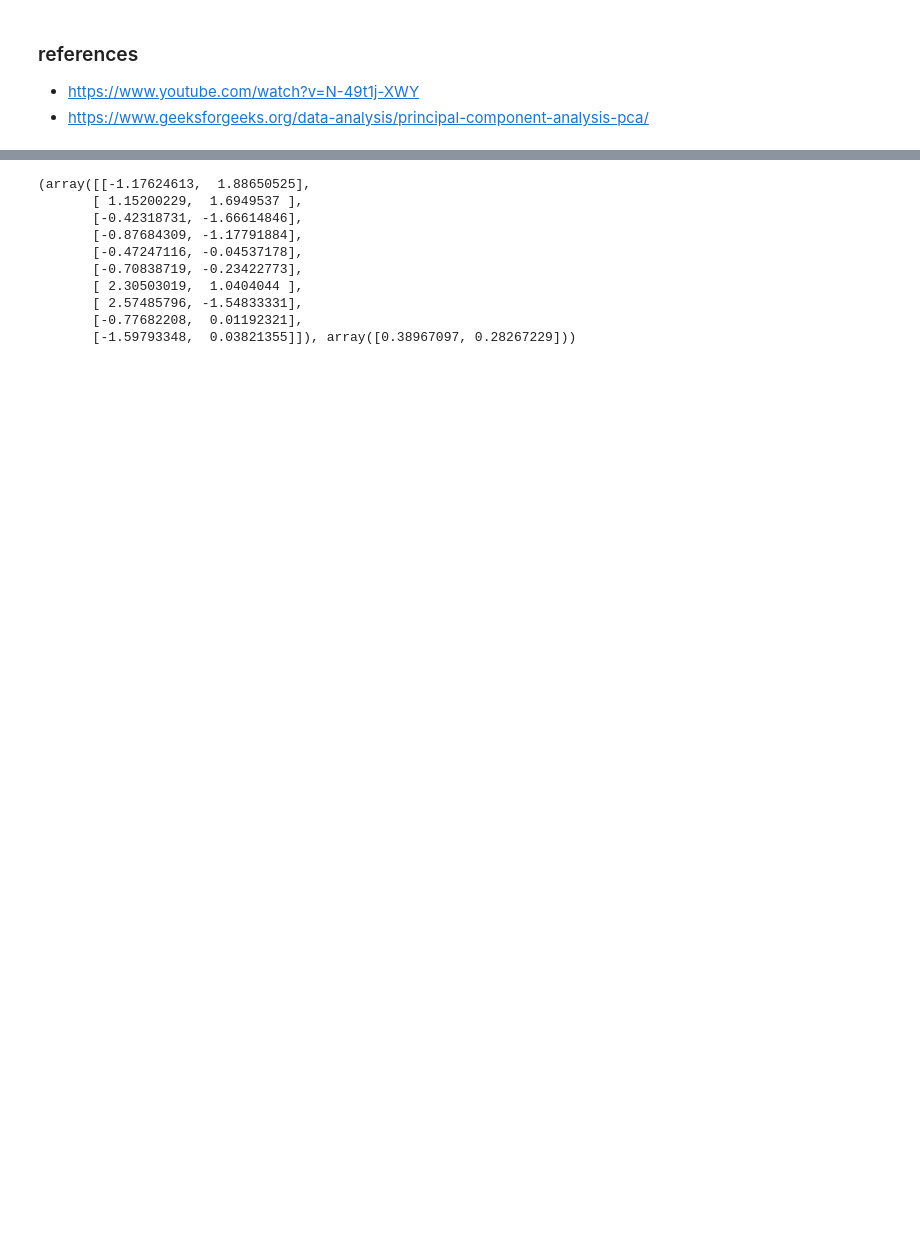
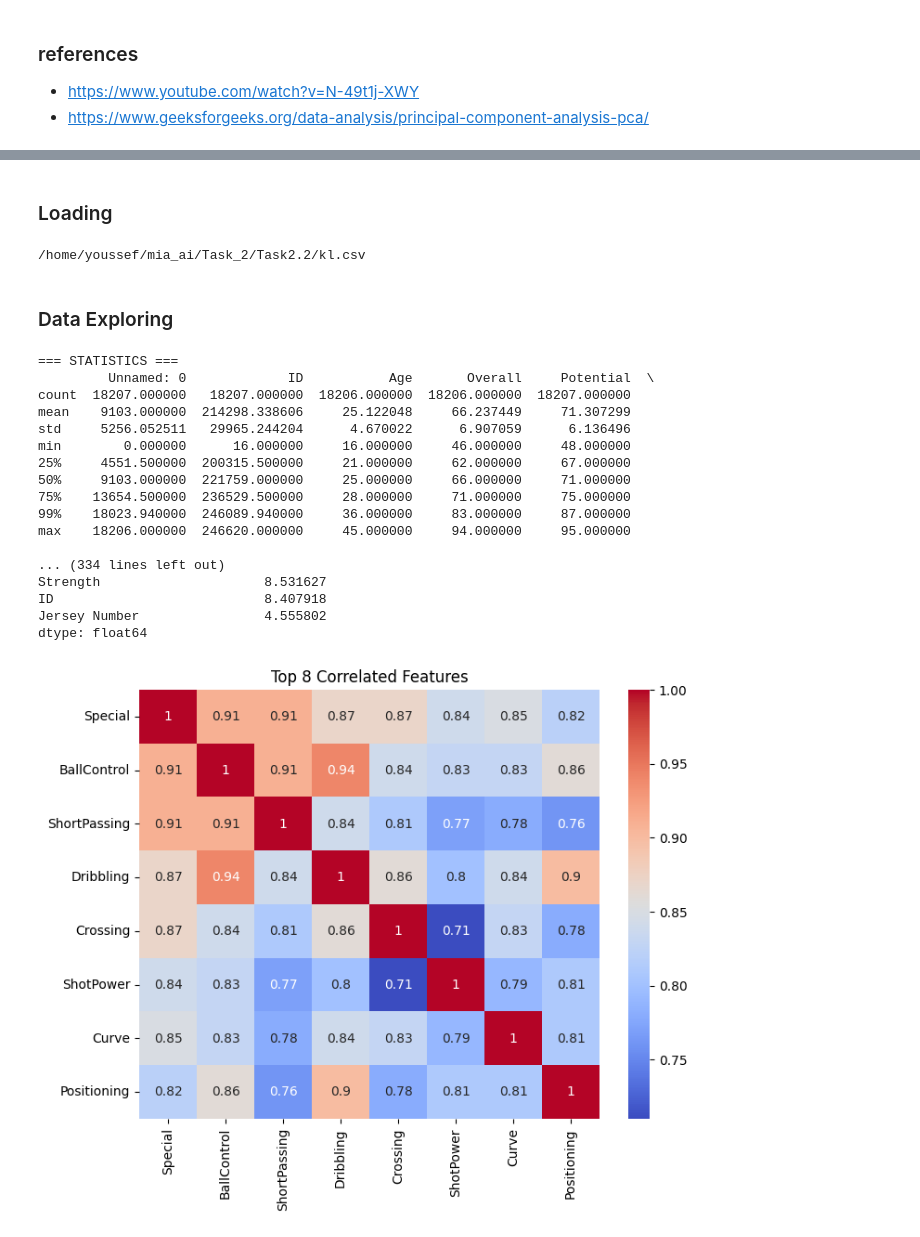
Before and after one commit to Yousef40658/MIA_Ai, a Jupyter notebook: Task_2/Task2.2/script.ipynb, the cells around one changed output, grey strips where cells are left out. Drawn from its saved outputs; the diff is of its cells as text; code cells hidden in the pictures; blank space fills up the shorter version.

Commit message:
data numerical al and cleaned

```diff
--- a/Task_2/Task2.2/script.ipynb
+++ b/Task_2/Task2.2/script.ipynb
@@ -39,17 +45,48 @@ class PCA() :
             explained_variance_ratio = self.eigen_values[:self.k] / total_variance
 
             return X_projected, explained_variance_ratio
-# %%
-pca = PCA(X=X)
-print (pca.get_PCA())
-# %% [output]
-(array([[-1.17624613,  1.88650525],
-       [ 1.15200229,  1.6949537 ],
-       [-0.42318731, -1.66614846],
-       [-0.87684309, -1.17791884],
-       [-0.47247116, -0.04537178],
-       [-0.70838719, -0.23422773],
-       [ 2.30503019,  1.0404044 ],
-       [ 2.57485796, -1.54833331],
-       [-0.77682208,  0.01192321],
-       [-1.59793348,  0.03821355]]), array([0.38967097, 0.28267229]))
+# %% [markdown]
+### Loading
+# %%
+script_dir = os.getcwd()
+csv_path = os.path.join(script_dir , "kl.csv")
+print(csv_path)
+
+decoded_df = pd.read_csv(csv_path , encoding="cp1252")
+# %% [output]
+/home/youssef/mia_ai/Task_2/Task2.2/kl.csv
+# %% [markdown]
+### Data Exploring
+# %%
+data_explorer = DataExplorer(csv_path)
+data_explorer.values_inspection()       #think i'll modify the class in the feature to exclude things like ID,unnamed,jersy number o.o
+data_explorer.basic_structure()         #88 feature that's very high dimension relative to only 18207 sample
+data_explorer.check_for_skewness()      #
+data_explorer.check_outliers()
+data_explorer.get_duplicates()
+data_explorer.get_correlations()        #some are very highly correlated , making them suitable for PCA
+#i guess nationally can be important,since for example brazilians seems to be "talented", will look for a way to turn them into numerics for PCA , currently i'm thinking of a simple directory
+#salary values should be stripped of € and turned into numerical while replacing k with 10^^3,..etc
+#preferred foot can be mapped to [0,1]
+# according to google Work Rate in FIFA is a two-part rating showing how actively a player moves without the ball
+# i guess that's kinda important for defender so i'll map it too
+# others are already numerical so i'll keep them , i'll let the AI decide about those weird letters ones, but i'll keep as many as possible because i wanna see how PCA will determine most important factors
+# %% [output]
+=== STATISTICS ===
+         Unnamed: 0             ID           Age       Overall     Potential  \
+count  18207.000000   18207.000000  18206.000000  18206.000000  18207.000000
+mean    9103.000000  214298.338606     25.122048     66.237449     71.307299
+std     5256.052511   29965.244204      4.670022      6.907059      6.136496
+min        0.000000      16.000000     16.000000     46.000000     48.000000
+25%     4551.500000  200315.500000     21.000000     62.000000     67.000000
+50%     9103.000000  221759.000000     25.000000     66.000000     71.000000
+75%    13654.500000  236529.500000     28.000000     71.000000     75.000000
+99%    18023.940000  246089.940000     36.000000     83.000000     87.000000
+max    18206.000000  246620.000000     45.000000     94.000000     95.000000
+
+... (334 lines left out)
+Strength                     8.531627
+ID                           8.407918
+Jersey Number                4.555802
+dtype: float64
+[figure, added]
```
Also changed, not shown: parts of 8 cells of this notebook, 4 other files.
